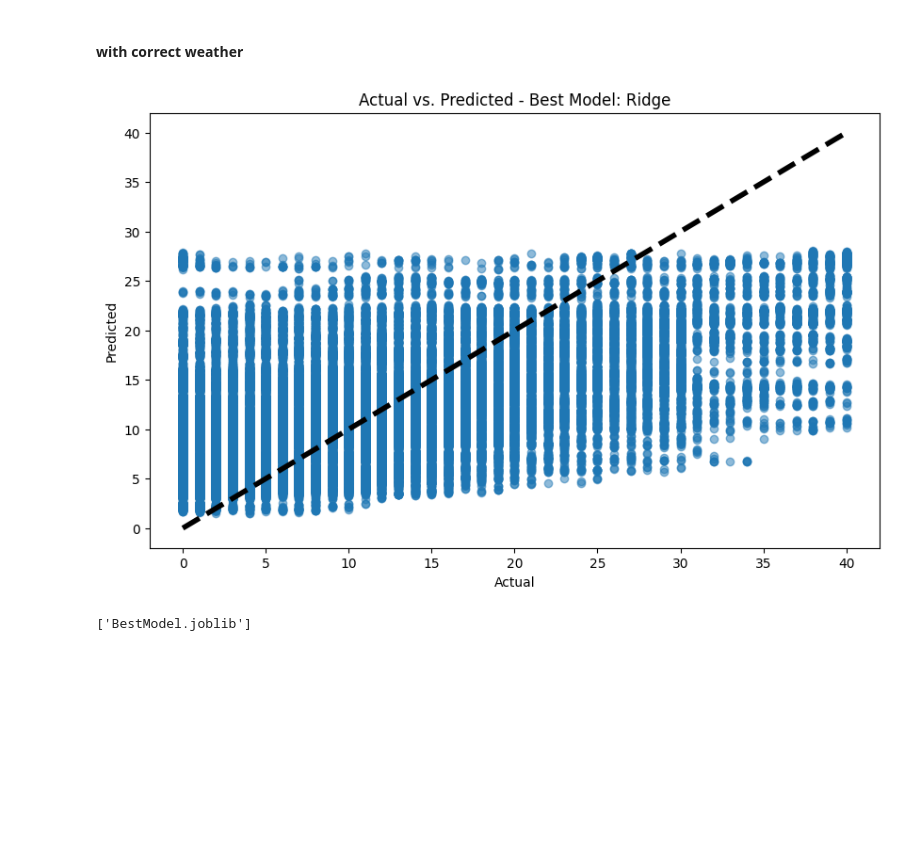
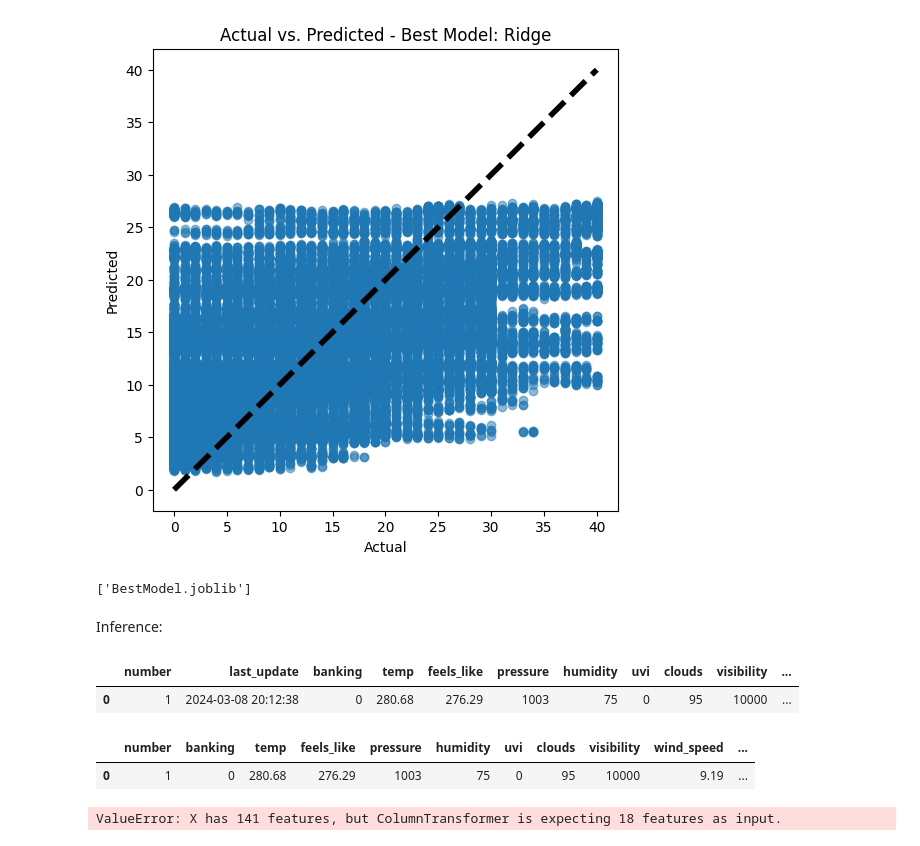
Before and after one commit to YE-Qingtian/YourBike, a Jupyter notebook: ML/ML.ipynb, the cells around one changed output. Cells and saved outputs as stored; diff of their text form; code cells hidden in the pictures; blank space fills up the shorter version.

Commit message:
feat: inference.(NOT WORKING YET)

```diff
--- a/ML/ML.ipynb
+++ b/ML/ML.ipynb
@@ -12,8 +16,6 @@ import matplotlib.pyplot as plt
 import joblib
 # %%
 df_raw = pd.read_parquet("AvailabilityDataCombined.gzip")
-# %% [markdown]
-#### with correct weather
 # %%
 df = df_raw.loc[df_raw["last_update"] > pd.to_datetime("2024-02-15 09:40:00")]
 # %%
@@ -23,19 +25,23 @@ df = df[featuresList]
 X = df.drop(['available_bikes'], axis=1)
 y = df['available_bikes']
 
-# Convert 'last_update' to datetime and extract useful features
-X['last_update'] = pd.to_datetime(X['last_update'])
-X['hour'] = X['last_update'].dt.hour
-X['day'] = X['last_update'].dt.day
-X['month'] = X['last_update'].dt.month
-X = X.drop(['last_update'], axis=1)
+def addHourDayMonth(dfX):
+    # Convert 'last_update' to datetime and extract useful features
+    dfX['last_update'] = pd.to_datetime(dfX['last_update'])
+    dfX['hour'] = dfX['last_update'].dt.hour
+    dfX['day'] = dfX['last_update'].dt.day
+    dfX['month'] = dfX['last_update'].dt.month
+    dfX = dfX.drop(['last_update'], axis=1,inplace=True)
+
+addHourDayMonth(X)
 
 # Handling categorical variables and missing values
 categorical_features = ["number",'weather_main', 'weather_description',"banking"]
 numerical_features = X.drop(columns=categorical_features).columns
 
 numerical_pipeline = Pipeline([
-    ('imputer', SimpleImputer(strategy='mean'))
+    ('imputer', SimpleImputer(strategy='mean')),
+    ('scaler', StandardScaler())
 ])
 
 categorical_pipeline = Pipeline([
@@ -52,7 +58,8 @@ preprocessor = ColumnTransformer(
 models = {
     'Ridge': Ridge(),
     'Lasso': Lasso(),
-    'Linear Regression': LinearRegression()
+    'Linear Regression': LinearRegression(),
+    # "RandomForestRegressor": RandomForestRegressor()
 }
 
 model_pipelines = {}
@@ -60,33 +67,33 @@ for name, model in models.items():
     pipeline = Pipeline(steps=[
         ('preprocessor', preprocessor),
         ('model', model)
     ])
     model_pipelines[name] = pipeline
 
 # Evaluate each model
 X_train, X_test, y_train, y_test = train_test_split(X, y, test_size=0.2, random_state=42)
 
 model_scores = {}
 for name, pipeline in model_pipelines.items():
     # Using negative MSE to make it easier to compare (higher is better)
     scores = cross_val_score(pipeline, X_train, y_train, scoring='neg_mean_squared_error', cv=3)
     model_scores[name] = scores.mean()
 
 best_model_name = max(model_scores, key=model_scores.get)
 best_pipeline = model_pipelines[best_model_name]
 
 # Fit and predict using the best model
 best_pipeline.fit(X_train, y_train)
 y_pred = best_pipeline.predict(X_test)
 
 # Visualization
-plt.figure(figsize=(10, 6))
+plt.figure(figsize=(6, 6))
 plt.scatter(y_test, y_pred, alpha=0.5)
 plt.plot([y_test.min(), y_test.max()], [y_test.min(), y_test.max()], 'k--', lw=4)
 plt.xlabel('Actual')
 plt.ylabel('Predicted')
 plt.title(f'Actual vs. Predicted - Best Model: {best_model_name}')
 plt.show()
 # %% [output]
-[figure, old version]
+[figure, new version]
 # %%
@@ -94,2 +101,4 @@ joblib.dump(best_pipeline, 'BestModel.joblib')
 # %% [output]
 ['BestModel.joblib']
+# %% [markdown]
+Inference:
@@ -95,0 +146,7 @@ joblib.dump(best_pipeline, 'BestModel.joblib')
+# %%
+filtered_features = [feature for feature in featuresList if feature in X_infer.columns]
+X_infer = X_infer[filtered_features]
+X_infer
+# %% [output]
+|  | number | last_update | banking | temp | feels_like | pressure | humidity | uvi | clouds | visibility | ... |
+| 0 | 1 | 2024-03-08 20:12:38 | 0 | 280.68 | 276.29 | 1003 | 75 | 0 | 95 | 10000 | ... |
@@ -95,0 +155,14 @@ joblib.dump(best_pipeline, 'BestModel.joblib')
+# %%
+X_infer
+# %% [output]
+|  | number | banking | temp | feels_like | pressure | humidity | uvi | clouds | visibility | wind_speed | ... |
+| 0 | 1 | 0 | 280.68 | 276.29 | 1003 | 75 | 0 | 95 | 10000 | 9.19 | ... |
+# %%
+bestModel = joblib.load('BestModel.joblib')
+inferPipe = Pipeline(steps=[
+        ('preprocessor', preprocessor),
+        ('model', bestModel)
+    ])
+inferPipe.predict(X_infer)
+# %% [output]
+ValueError: X has 141 features, but ColumnTransformer is expecting 18 features as input.
```
Also changed, not shown: parts of 9 cells of this notebook, 1 other file.
